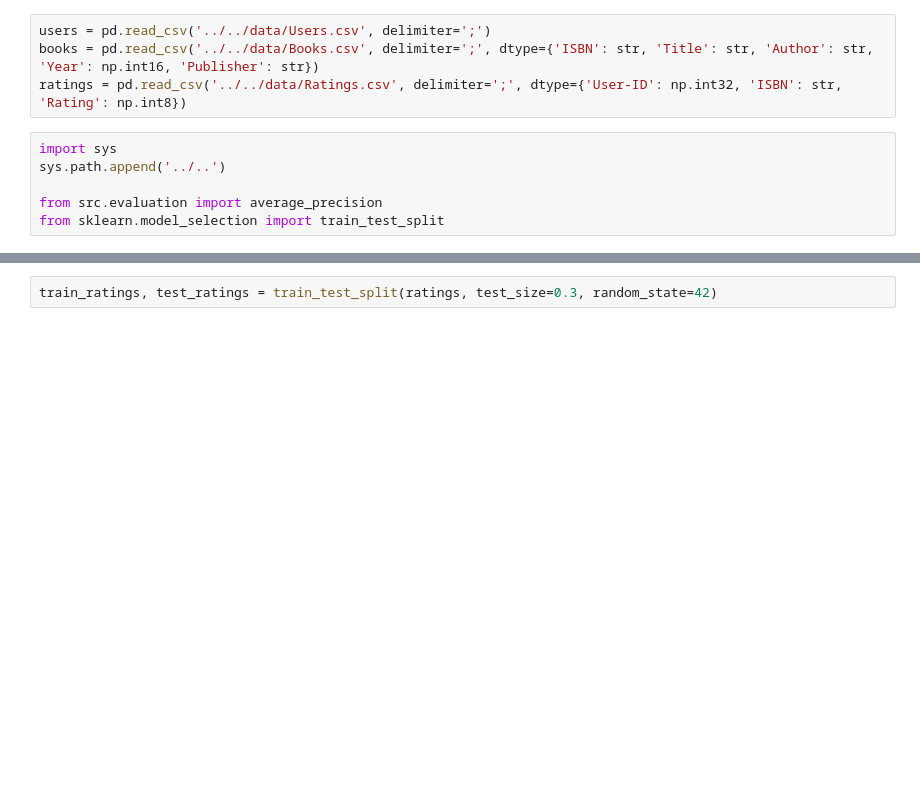
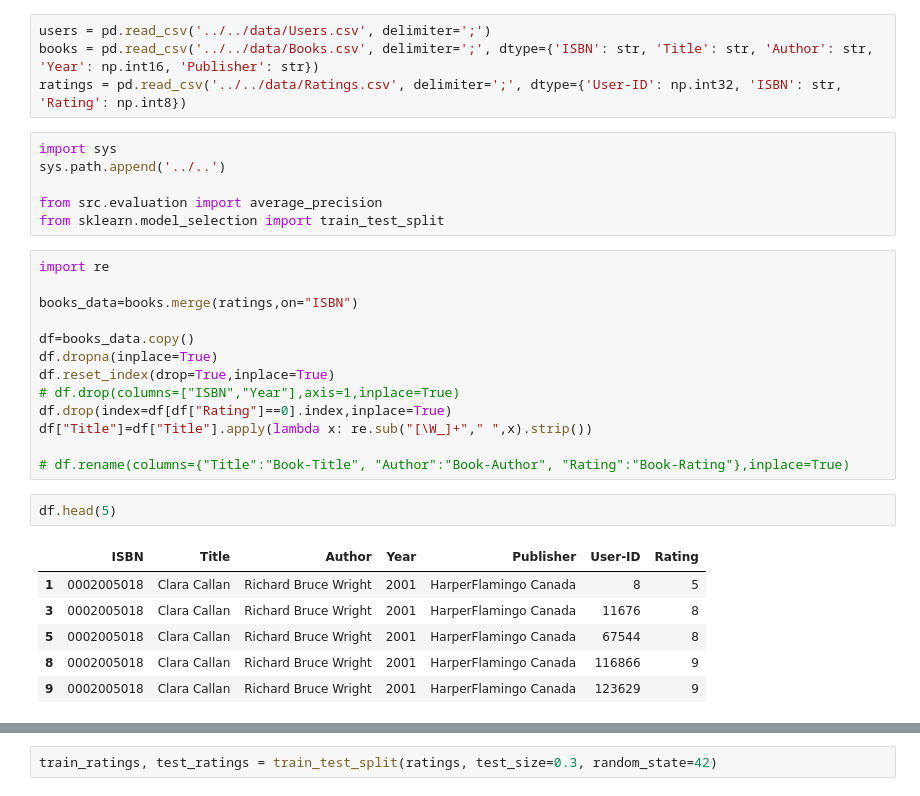
Before and after one commit to BRomanchuk/rs-ucu-books-recommender, a Jupyter notebook: experiments/sunnycows/item_item.ipynb, the cells around one changed output, grey strips where cells are left out. Cells and saved outputs as stored; diff of their text form; blank space fills up the shorter version.

```diff
--- a/experiments/sunnycows/item_item.ipynb
+++ b/experiments/sunnycows/item_item.ipynb
@@ -11,3 +11,25 @@ sys.path.append('../..')
 
 from src.evaluation import average_precision
 from sklearn.model_selection import train_test_split
+# %%
+import re
+
+books_data=books.merge(ratings,on="ISBN")
+
+df=books_data.copy()
+df.dropna(inplace=True)
+df.reset_index(drop=True,inplace=True)
+# df.drop(columns=["ISBN","Year"],axis=1,inplace=True)
+df.drop(index=df[df["Rating"]==0].index,inplace=True)
+df["Title"]=df["Title"].apply(lambda x: re.sub("[\W_]+"," ",x).strip())
+
+# df.rename(columns={"Title":"Book-Title", "Author":"Book-Author", "Rating":"Book-Rating"},inplace=True)
+# %%
+df.head(5)
+# %% [output]
+|  | ISBN | Title | Author | Year | Publisher | User-ID | Rating |
+| 1 | 0002005018 | Clara Callan | Richard Bruce Wright | 2001 | HarperFlamingo Canada | 8 | 5 |
+| 3 | 0002005018 | Clara Callan | Richard Bruce Wright | 2001 | HarperFlamingo Canada | 11676 | 8 |
+| 5 | 0002005018 | Clara Callan | Richard Bruce Wright | 2001 | HarperFlamingo Canada | 67544 | 8 |
+| 8 | 0002005018 | Clara Callan | Richard Bruce Wright | 2001 | HarperFlamingo Canada | 116866 | 9 |
+| 9 | 0002005018 | Clara Callan | Richard Bruce Wright | 2001 | HarperFlamingo Canada | 123629 | 9 |
```
Also changed, not shown: parts of 5 cells of this notebook, 1 other file.
